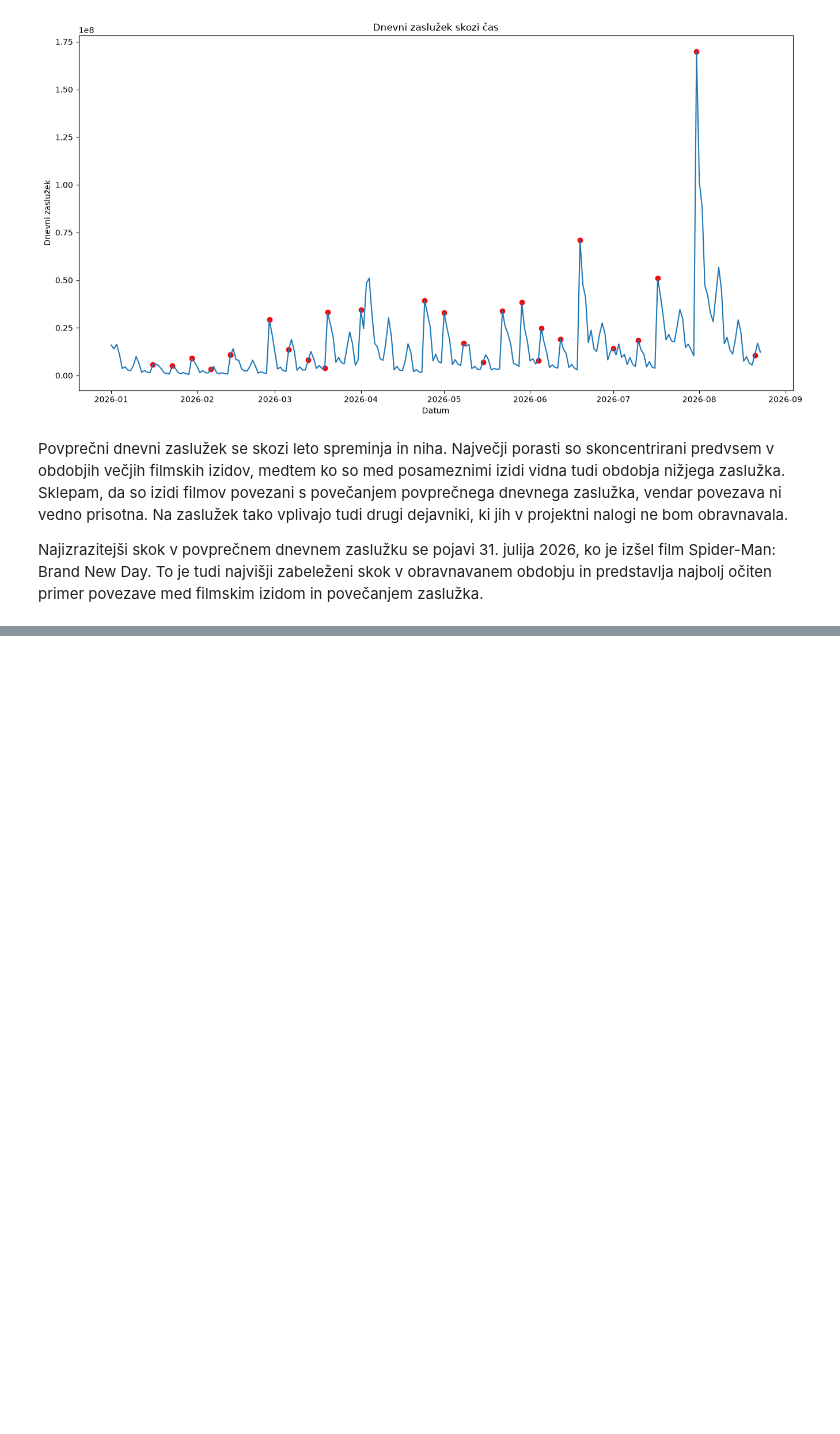
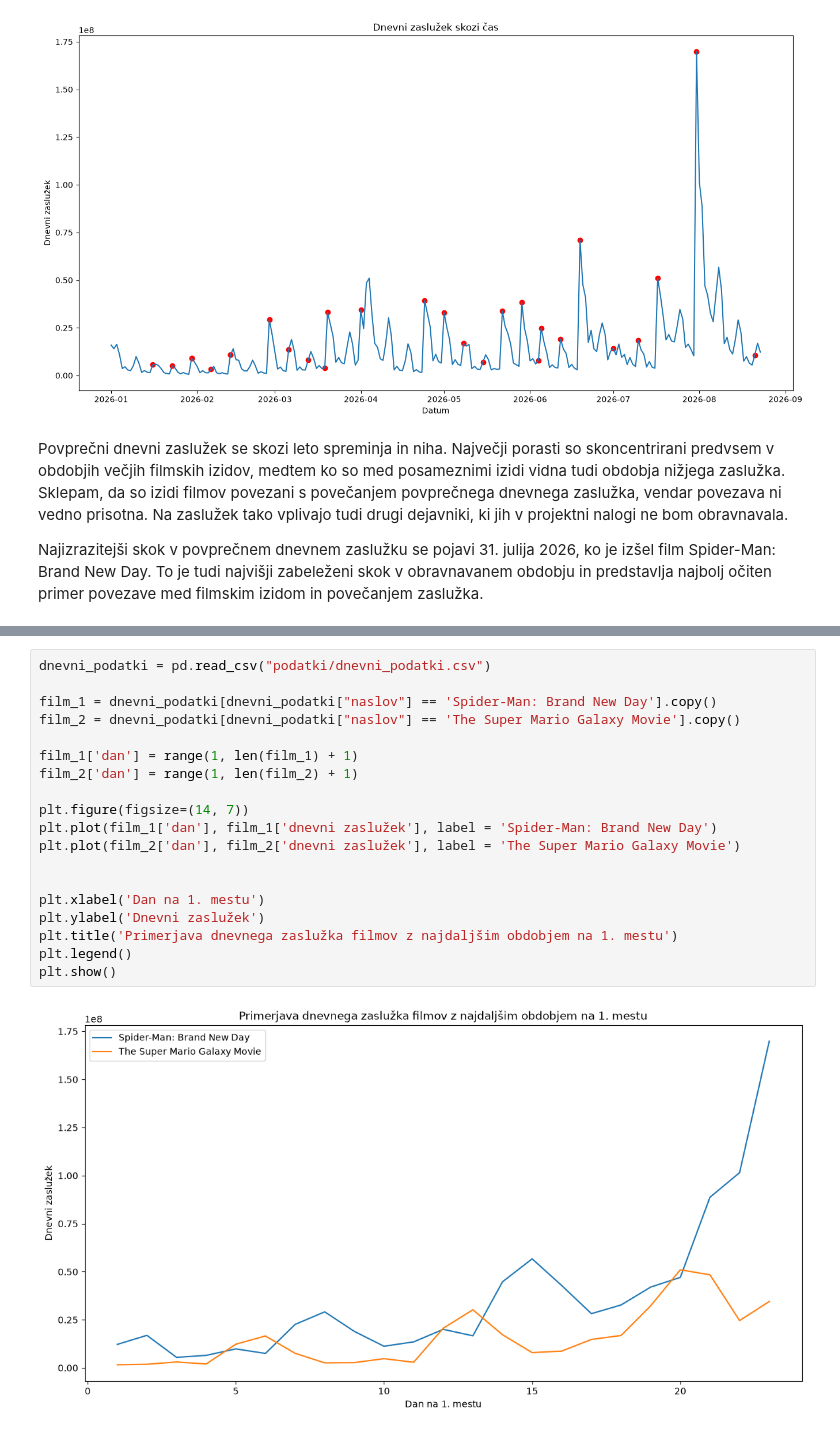
Before and after one commit to idakosmerl-web/projektna-naloga, a Jupyter notebook: analiza_podatkov.ipynb, the cells around one changed output, grey strips where cells are left out. Drawn from its saved outputs; the diff is of its cells as text; blank space fills up the shorter version.

```diff
--- a/analiza_podatkov.ipynb
+++ b/analiza_podatkov.ipynb
@@ -271,0 +290,21 @@ Najizrazitejši skok v povprečnem dnevnem zaslužku se pojavi 31. julija 2026,
+# %%
+dnevni_podatki = pd.read_csv("podatki/dnevni_podatki.csv")
+
+film_1 = dnevni_podatki[dnevni_podatki["naslov"] == 'Spider-Man: Brand New Day'].copy()
+film_2 = dnevni_podatki[dnevni_podatki["naslov"] == 'The Super Mario Galaxy Movie'].copy()
+
+film_1['dan'] = range(1, len(film_1) + 1)
+film_2['dan'] = range(1, len(film_2) + 1)
+
+plt.figure(figsize=(14, 7))
+plt.plot(film_1['dan'], film_1['dnevni zaslužek'], label = 'Spider-Man: Brand New Day')
+plt.plot(film_2['dan'], film_2['dnevni zaslužek'], label = 'The Super Mario Galaxy Movie')
+
+
+plt.xlabel('Dan na 1. mestu')
+plt.ylabel('Dnevni zaslužek')
+plt.title('Primerjava dnevnega zaslužka filmov z najdaljšim obdobjem na 1. mestu')
+plt.legend()
+plt.show()
+# %% [output]
+[figure, added]
```
Also changed, not shown: parts of 7 cells of this notebook.
